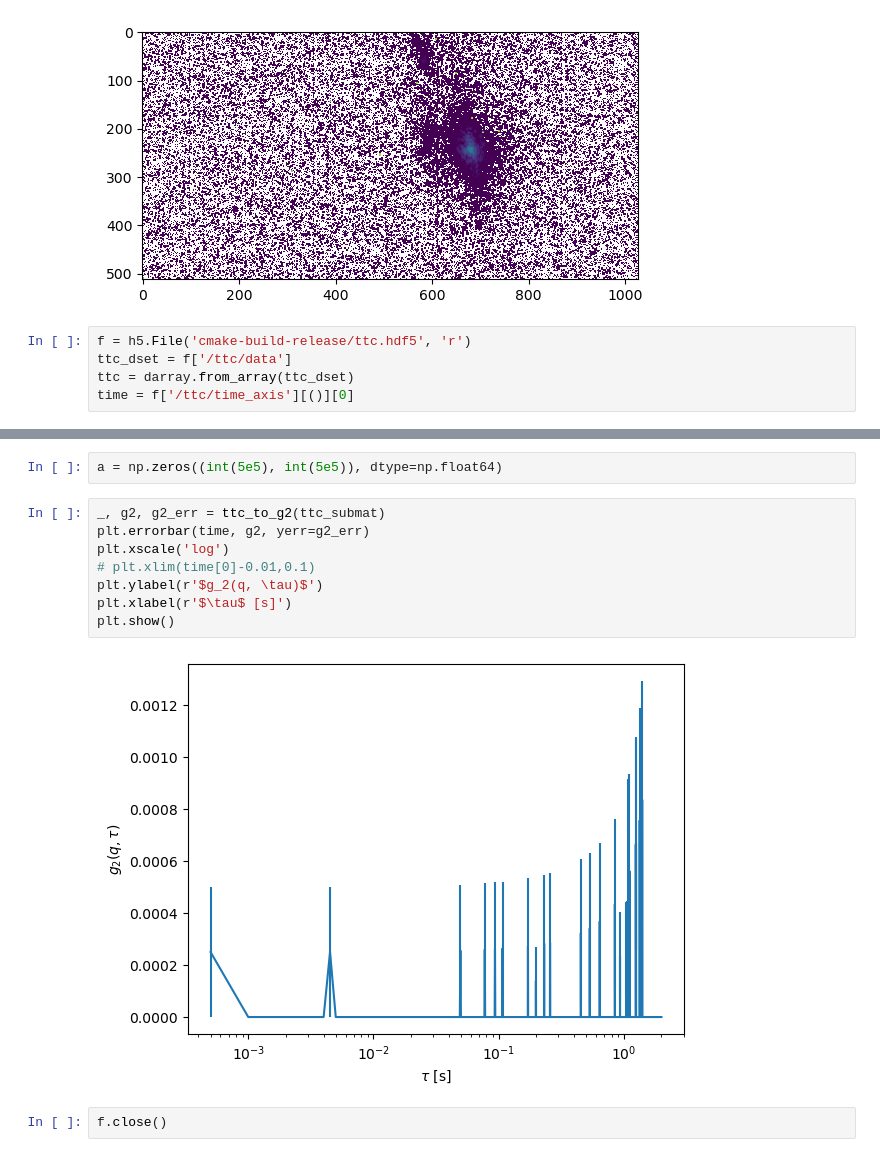
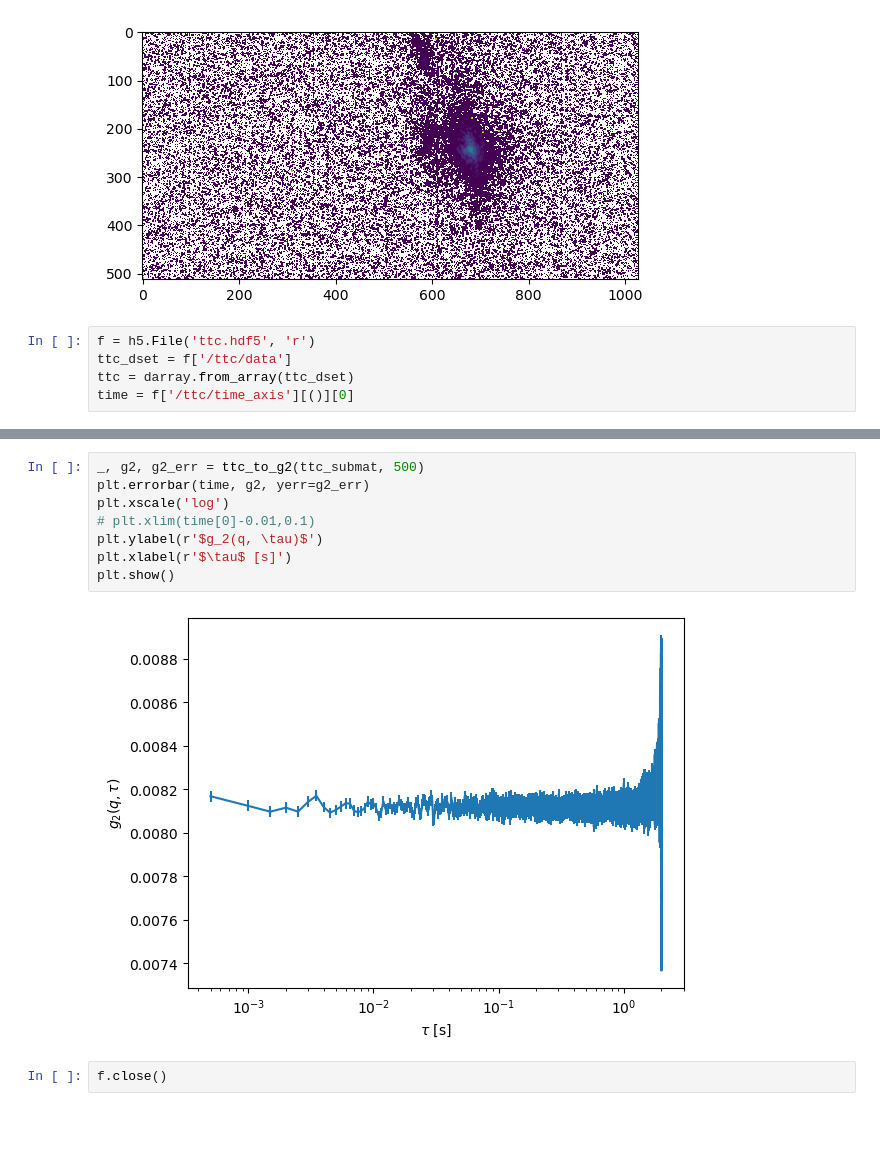
Before and after one commit to JAndronis/xpcs_analysis_cpp, a Jupyter notebook: analysis.ipynb, the cells around one changed output, grey strips where cells are left out. Saved outputs shown, nothing was run; the diff lists cells and outputs as text; blank space fills up the shorter version.

```diff
--- a/analysis.ipynb
+++ b/analysis.ipynb
@@ -56,7 +54,7 @@ plt.imshow(original_image, norm=LogNorm())
 <matplotlib.image.AxesImage at 0x...>
 [figure]
 # %%
-f = h5.File('cmake-build-release/ttc.hdf5', 'r')
+f = h5.File('ttc.hdf5', 'r')
 ttc_dset = f['/ttc/data']
 ttc = darray.from_array(ttc_dset)
 time = f['/ttc/time_axis'][()][0]
@@ -88,14 +81,12 @@ plt.show()
-# %%
-a = np.zeros((int(5e5), int(5e5)), dtype=np.float64)
 # %%
-_, g2, g2_err = ttc_to_g2(ttc_submat)
+_, g2, g2_err = ttc_to_g2(ttc_submat, 500)
 plt.errorbar(time, g2, yerr=g2_err)
 plt.xscale('log')
 # plt.xlim(time[0]-0.01,0.1)
 plt.ylabel(r'$g_2(q, \tau)$')
 plt.xlabel(r'$\tau$ [s]')
 plt.show()
 # %% [output]
-[figure, old version]
+[figure, new version]
 # %%
 f.close()
```
Also changed, not shown: parts of 6 cells of this notebook, 5 other files.
